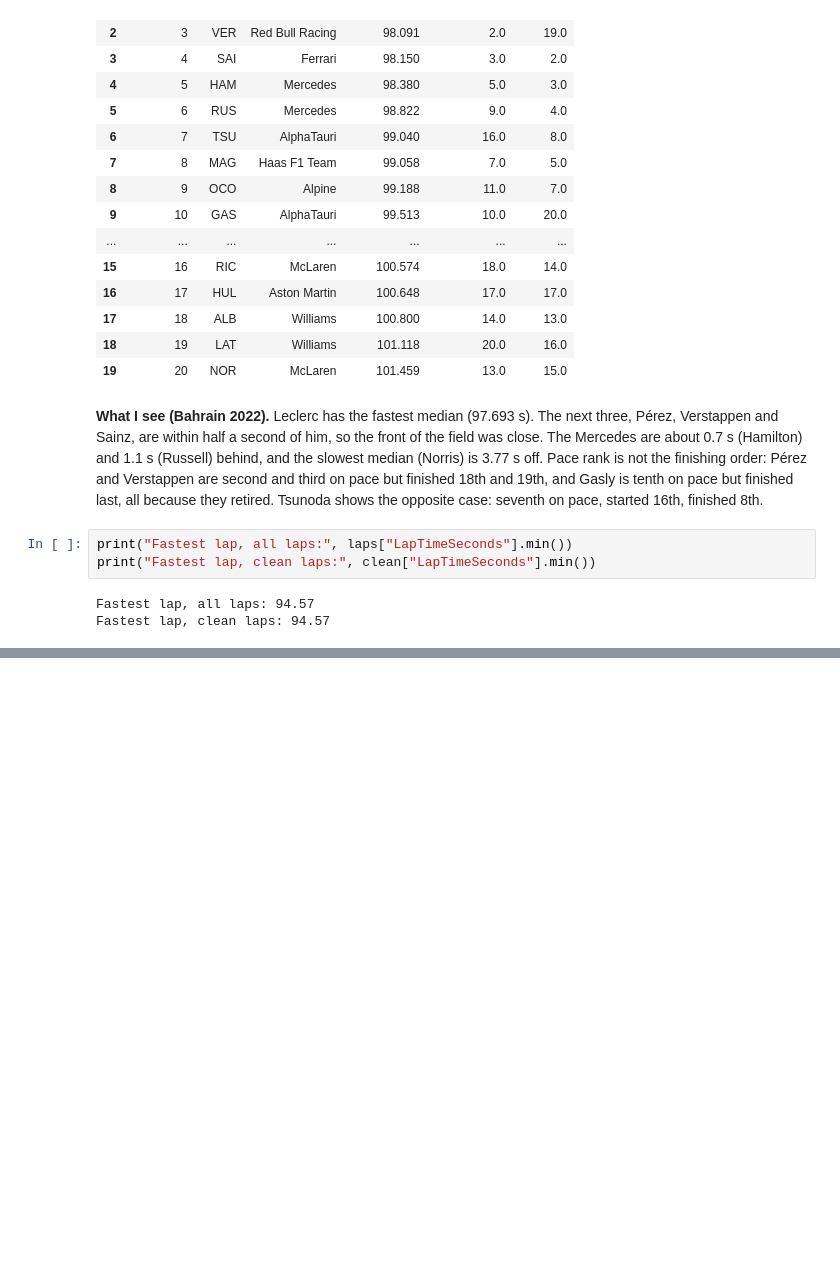
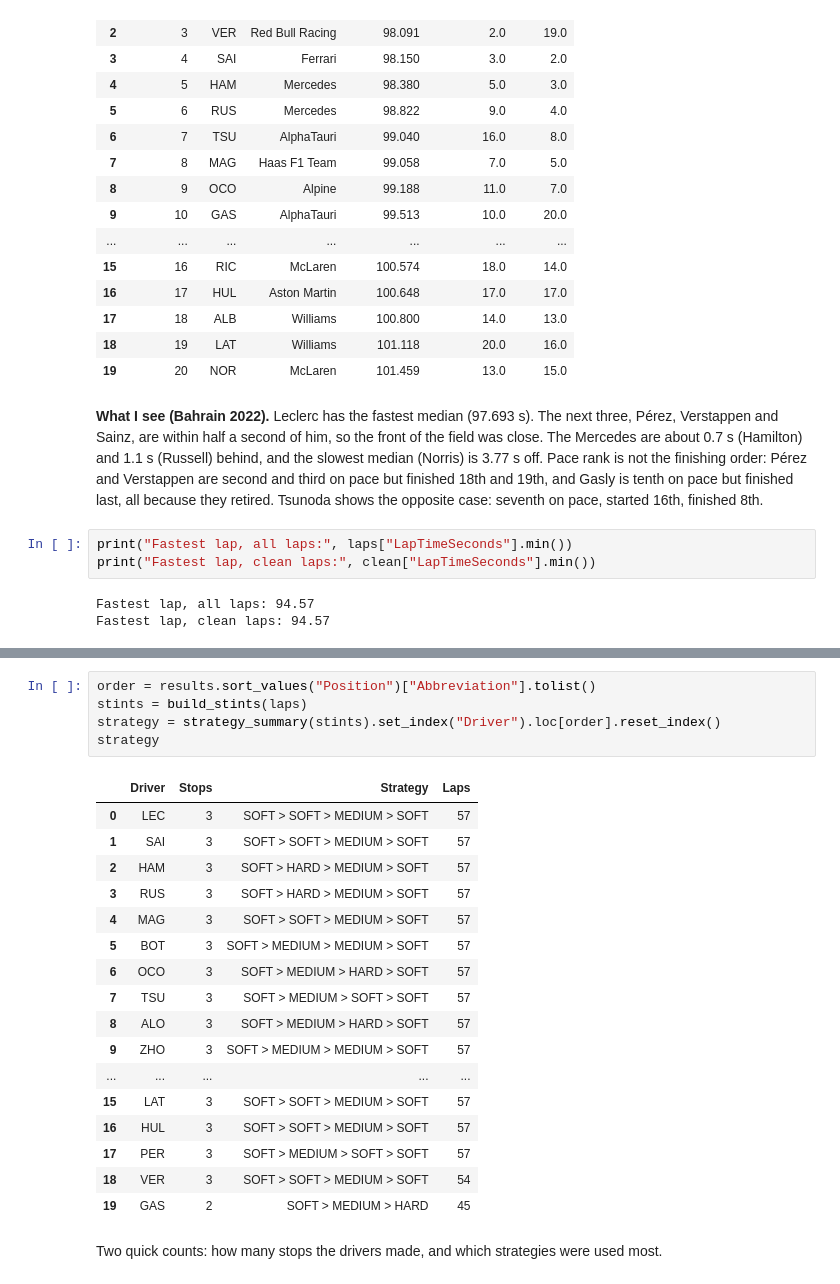
Before and after one commit to skygr0u/F1-Telemetry, a Jupyter notebook: notebooks/03_race_analysis.ipynb, the cells around one changed output, grey strips where cells are left out. Saved outputs shown, nothing was run; the diff lists cells and outputs as text; blank space fills up the shorter version.

```diff
--- a/notebooks/03_race_analysis.ipynb
+++ b/notebooks/03_race_analysis.ipynb
@@ -124,0 +134,25 @@ Fastest lap, clean laps: 94.57
+# %%
+order = results.sort_values("Position")["Abbreviation"].tolist()
+stints = build_stints(laps)
+strategy = strategy_summary(stints).set_index("Driver").loc[order].reset_index()
+strategy
+# %% [output]
+|  | Driver | Stops | Strategy | Laps |
+| 0 | LEC | 3 | SOFT > SOFT > MEDIUM > SOFT | 57 |
+| 1 | SAI | 3 | SOFT > SOFT > MEDIUM > SOFT | 57 |
+| 2 | HAM | 3 | SOFT > HARD > MEDIUM > SOFT | 57 |
+| 3 | RUS | 3 | SOFT > HARD > MEDIUM > SOFT | 57 |
+| 4 | MAG | 3 | SOFT > SOFT > MEDIUM > SOFT | 57 |
+| 5 | BOT | 3 | SOFT > MEDIUM > MEDIUM > SOFT | 57 |
+| 6 | OCO | 3 | SOFT > MEDIUM > HARD > SOFT | 57 |
+| 7 | TSU | 3 | SOFT > MEDIUM > SOFT > SOFT | 57 |
+| 8 | ALO | 3 | SOFT > MEDIUM > HARD > SOFT | 57 |
+| 9 | ZHO | 3 | SOFT > MEDIUM > MEDIUM > SOFT | 57 |
+| ... | ... | ... | ... | ... |
+| 15 | LAT | 3 | SOFT > SOFT > MEDIUM > SOFT | 57 |
+| 16 | HUL | 3 | SOFT > SOFT > MEDIUM > SOFT | 57 |
+| 17 | PER | 3 | SOFT > MEDIUM > SOFT > SOFT | 57 |
+| 18 | VER | 3 | SOFT > SOFT > MEDIUM > SOFT | 54 |
+| 19 | GAS | 2 | SOFT > MEDIUM > HARD | 45 |
+# %% [markdown]
+Two quick counts: how many stops the drivers made, and which strategies were used most.
```
Also changed, not shown: parts of 5 cells of this notebook.
